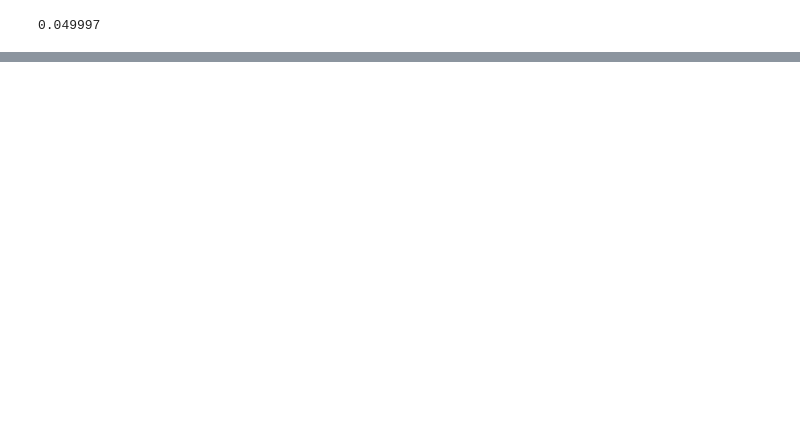
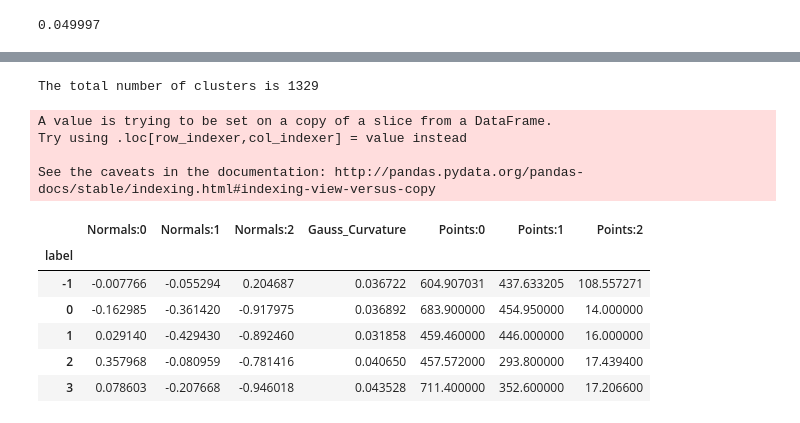
Before and after one commit to fly-eye/pyFlyEye, a Jupyter notebook: surface_processing/Curvature2corners.ipynb, the cells around one changed output, grey strips where cells are left out. Drawn from its saved outputs; the diff is of its cells as text; code cells hidden in the pictures; blank space fills up the shorter version.

```diff
--- a/surface_processing/Curvature2corners.ipynb
+++ b/surface_processing/Curvature2corners.ipynb
@@ -14,6 +14,7 @@ import matplotlib.pyplot as plt
 # old version 0.04 - 0.05
 # 0.037 - 0.05 cannot finish in spectral clustering
 points.Gauss_Curvature.max()
-points_subset = points[points['Gauss_Curvature'].between(0.04,0.05)]
+points_subset = points[points['Gauss_Curvature'].between(0.03,0.05)]
+#points_subset = points[points['Gauss_Curvature'].between(0.0,10)]
 points_subset.shape
 # %% [output]
@@ -316,0 +326,5 @@ points_subset["Gauss_Curvature"].max()
+# %%
+# total number of clusters
+print('The total number of clusters is', len(np.unique(labels)))
+# %% [output]
+The total number of clusters is 1329
@@ -316,0 +333,8 @@ points_subset["Gauss_Curvature"].max()
+# %%
+
+points_subset['label'] = labels
+# %% [output]
+A value is trying to be set on a copy of a slice from a DataFrame.
+Try using .loc[row_indexer,col_indexer] = value instead
+
+See the caveats in the documentation: http://pandas.pydata.org/pandas-docs/stable/indexing.html#indexing-view-versus-copy
@@ -316,0 +346,14 @@ points_subset["Gauss_Curvature"].max()
+# %%
+# group by label
+grouped_points = points_subset.groupby('label').mean()
+# %%
+# the label is in the index
+grouped_points.head()
+# %% [output]
+|  | Normals:0 | Normals:1 | Normals:2 | Gauss_Curvature | Points:0 | Points:1 | Points:2 |
+| label |  |  |  |  |  |  |  |
+| -1 | -0.007766 | -0.055294 | 0.204687 | 0.036722 | 604.907031 | 437.633205 | 108.557271 |
+| 0 | -0.162985 | -0.361420 | -0.917975 | 0.036892 | 683.900000 | 454.950000 | 14.000000 |
+| 1 | 0.029140 | -0.429430 | -0.892460 | 0.031858 | 459.460000 | 446.000000 | 16.000000 |
+| 2 | 0.357968 | -0.080959 | -0.781416 | 0.040650 | 457.572000 | 293.800000 | 17.439400 |
+| 3 | 0.078603 | -0.207668 | -0.946018 | 0.043528 | 711.400000 | 352.600000 | 17.206600 |
```
Also changed, not shown: parts of 22 cells of this notebook.
